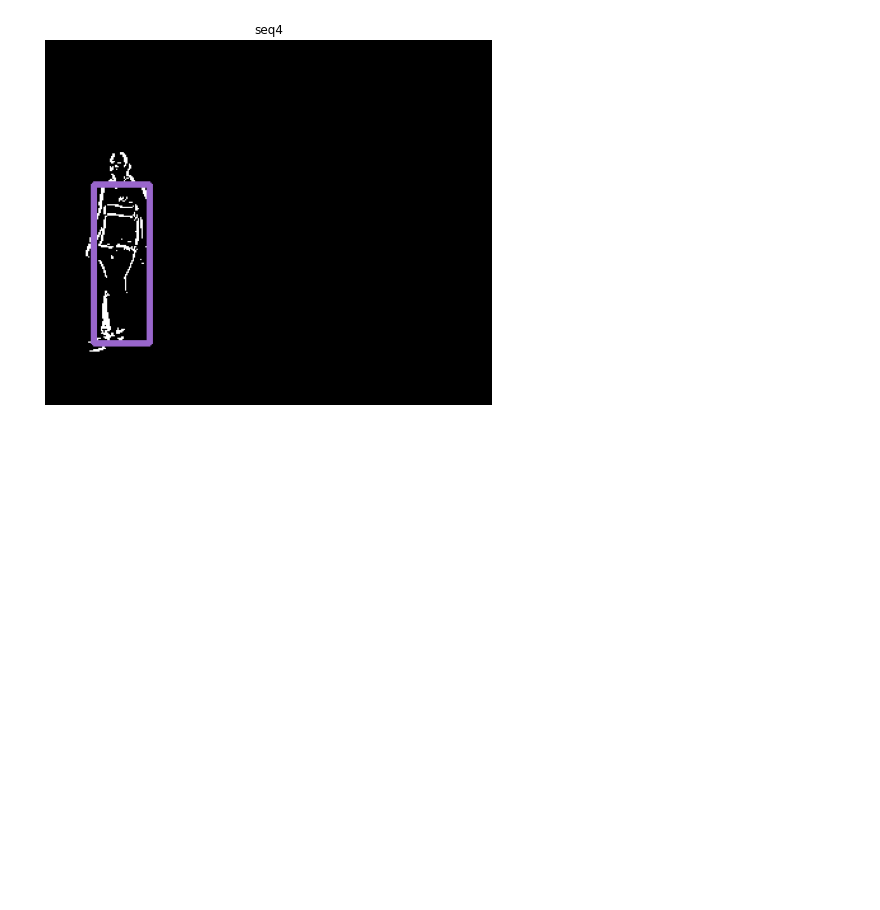
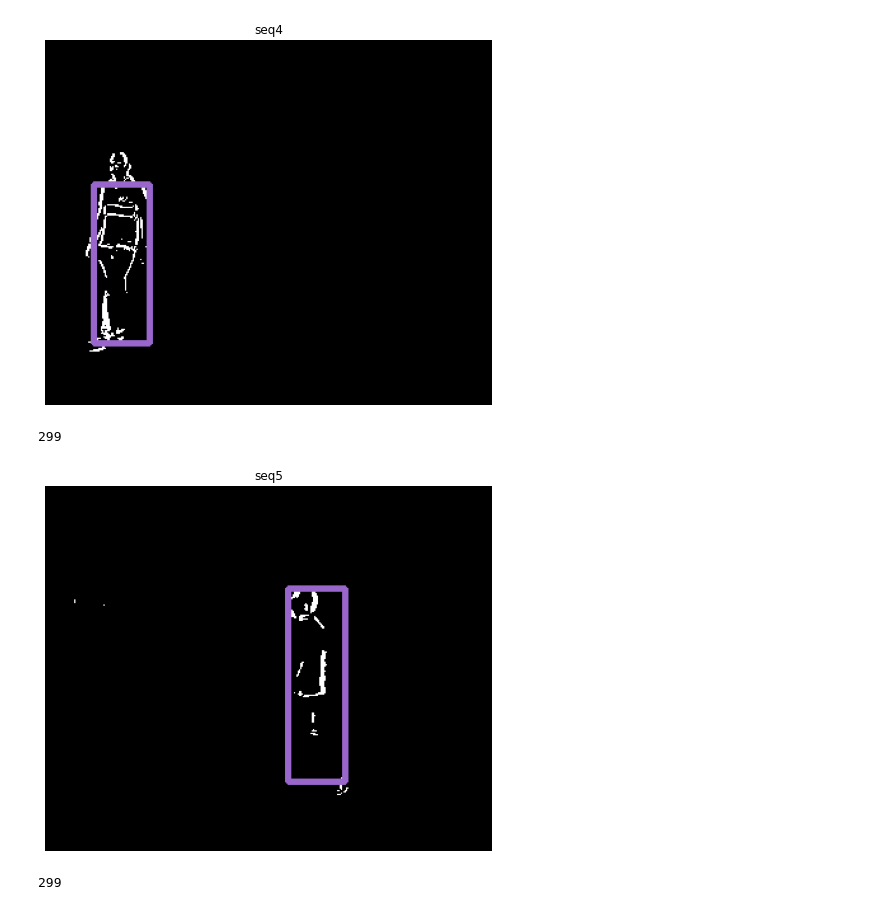
Before and after one commit to BenjaminIrarrazabal/Laboratorios_Inteligencia, a Jupyter notebook: Exp3.ipynb, the cells around one changed output. Saved outputs shown, nothing was run; the diff lists cells and outputs as text; code cells hidden in the pictures; blank space fills up the shorter version.

```diff
--- a/Exp3.ipynb
+++ b/Exp3.ipynb
@@ -315,6 +303,19 @@ path = glob.glob("Lab-Mov//seq4//seq4//*.bmp")
 path.sort(key=lambda x: int((x.split(".")[0].split('\\')[1].split("-")[1]))) # reordena los frames
 
 seq4 = [cv2.imread(file,0) for file in path]
+
+
+# Creamos una lista que guardará las imágenes correspondientes a la primera secuencia
+path = glob.glob("Lab-Mov//seq5//seq5//*.bmp")
+path.sort(key=lambda x: int((x.split(".")[0].split('\\')[1].split("-")[1]))) # reordena los frames
+
+seq5 = [cv2.imread(file,0) for file in path]
+
+# Creamos una lista que guardará las imágenes correspondientes a la primera secuencia
+path = glob.glob("Lab-Mov//seq6//seq6//*.bmp")
+path.sort(key=lambda x: int((x.split(".")[0].split('\\')[1].split("-")[1]))) # reordena los frames
+
+seq6 = [cv2.imread(file,0) for file in path]
 # %%
 plt.imshow(cv2.cvtColor(seq4[200], cv2.COLOR_BGR2RGB),cmap='gray')
 plt.title('Imagen sin blob de detección')
@@ -331,3 +332,17 @@ len(FDs4)
 draw_box(FDs4[320],title='seq4',factor_umbral=4)
 # %% [output]
 [figure]
+# %%
+FDs5 = Frame_Diff2(seq5,60)
+len(FDs5)
+# %% [output]
+299
+# %%
+draw_box(FDs5[180],title='seq5',factor_umbral=3)
+# %% [output]
+[figure, added]
+# %%
+FDs6 = Frame_Diff2(seq6,80)
+len(FDs5)
+# %% [output]
+299
```
Also changed, not shown: parts of 4 cells of this notebook.
